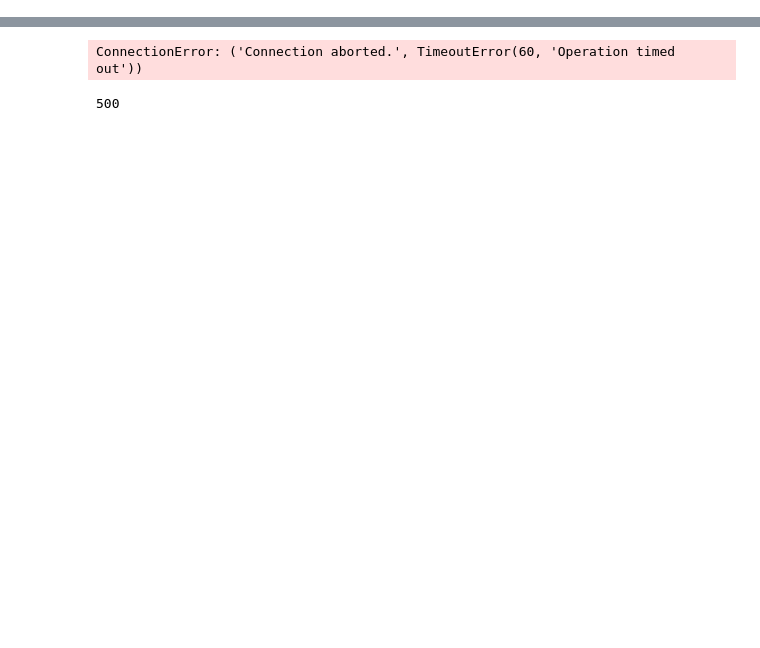
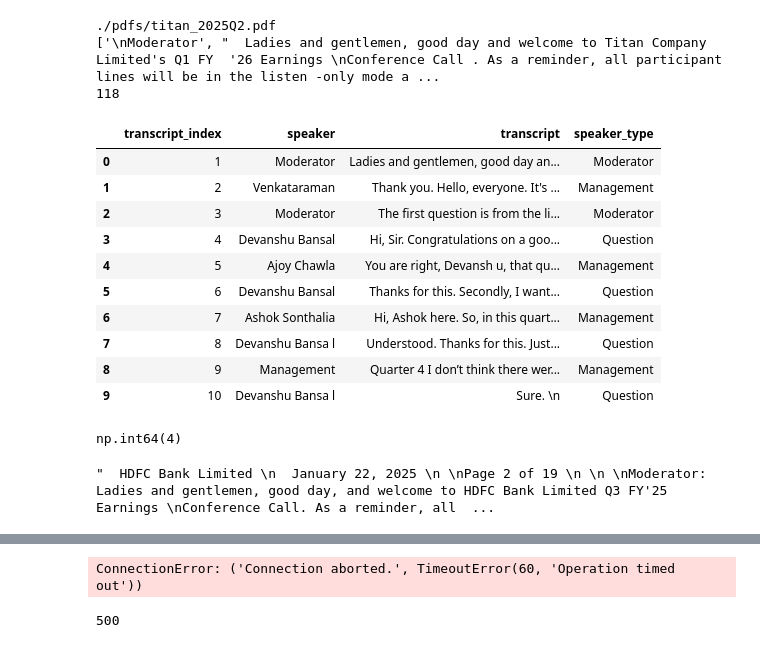
Before and after one commit to anupriy97/stock_analysis_webapp, a Jupyter notebook: stock_analysis_dev.ipynb, the cells around one changed output, grey strips where cells are left out. Saved outputs shown, nothing was run; the diff lists cells and outputs as text; code cells hidden in the pictures; blank space fills up the shorter version.

```diff
--- a/stock_analysis_dev.ipynb
+++ b/stock_analysis_dev.ipynb
@@ -0,0 +88,30 @@
+# %%
+filepath = get_transcript_path('TITAN.NS', '2025Q2')
+print(filepath)
+reader = load_transcript(filepath)
+transcript_df = preprocess_transcript(reader)
+print(len(transcript_df))
+transcript_df.head(10)
+# %% [output]
+./pdfs/titan_2025Q2.pdf
+['\nModerator', "  Ladies and gentlemen, good day and welcome to Titan Company Limited's Q1 FY  '26 Earnings \nConference Call . As a reminder, all participant lines will be in the listen -only mode a ...
+118
+|  | transcript_index | speaker | transcript | speaker_type |
+| 0 | 1 | Moderator | Ladies and gentlemen, good day an... | Moderator |
+| 1 | 2 | Venkataraman | Thank you. Hello, everyone. It's ... | Management |
+| 2 | 3 | Moderator | The first question is from the li... | Moderator |
+| 3 | 4 | Devanshu Bansal | Hi, Sir. Congratulations on a goo... | Question |
+| 4 | 5 | Ajoy Chawla | You are right, Devansh u, that qu... | Management |
+| 5 | 6 | Devanshu Bansal | Thanks for this. Secondly, I want... | Question |
+| 6 | 7 | Ashok Sonthalia | Hi, Ashok here. So, in this quart... | Management |
+| 7 | 8 | Devanshu Bansa l | Understood. Thanks for this. Just... | Question |
+| 8 | 9 | Management | Quarter 4 I don’t think there wer... | Management |
+| 9 | 10 | Devanshu Bansa l | Sure. \n | Question |
+# %%
+transcript_df[transcript_df['speaker_type'] == 'Question']['transcript_index'].min()
+# %% [output]
+np.int64(4)
+# %%
+reader.pages[2].extract_text()
+# %% [output]
+"  HDFC Bank Limited \n  January 22, 2025 \n \nPage 2 of 19 \n \n \nModerator: Ladies and gentlemen, good day, and welcome to HDFC Bank Limited Q3 FY'25 Earnings \nConference Call. As a reminder, all  ...
```
Also changed, not shown: parts of 36 cells of this notebook, 6 other files.
